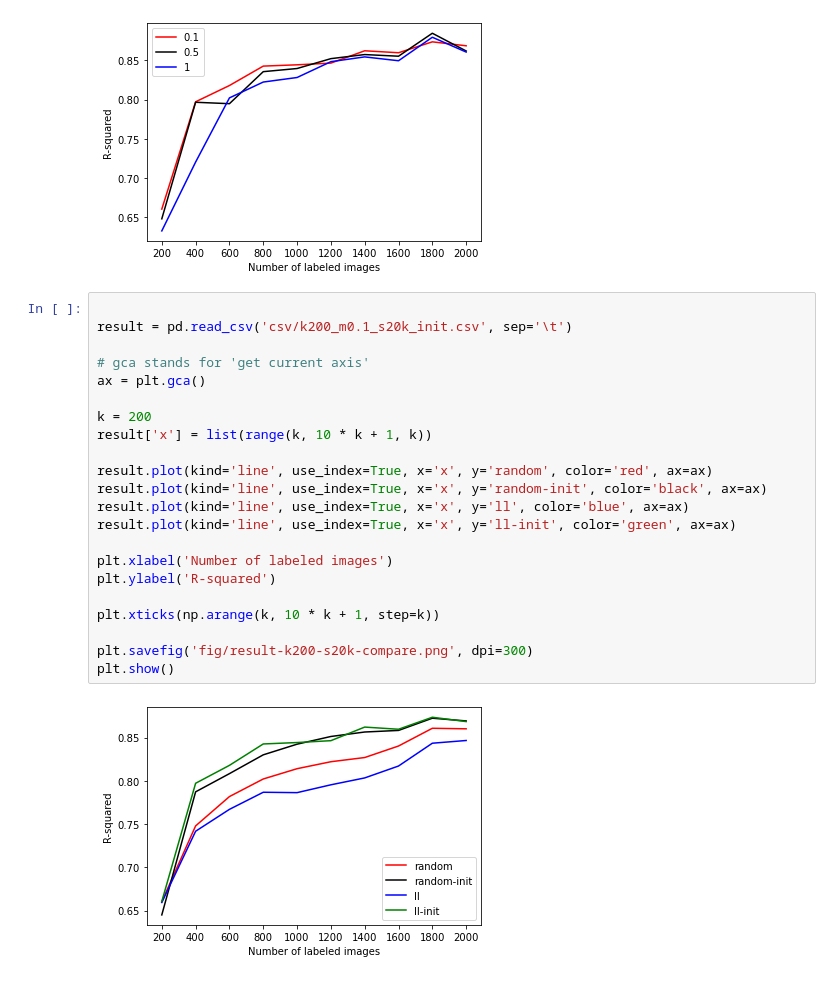
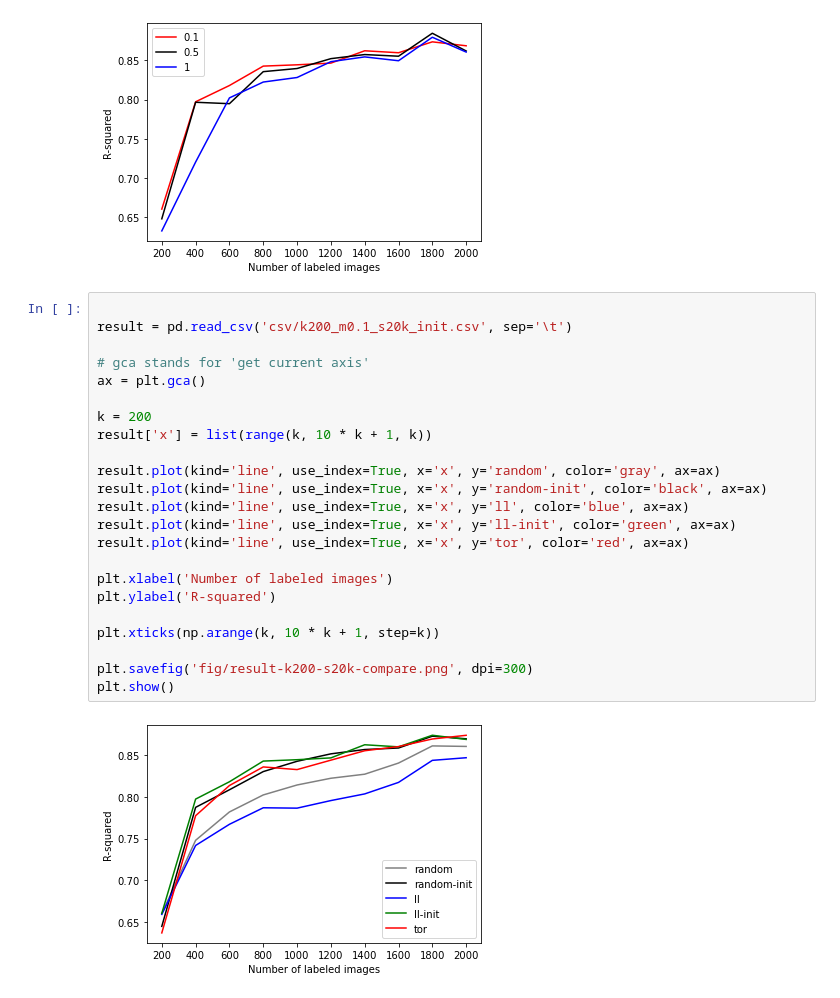
Before and after one commit to wonderit/Learning-Loss-for-Active-Learning, a Jupyter notebook: plot_result.ipynb, the cells around one changed output. Drawn from its saved outputs; the diff is of its cells as text.

```diff
--- a/plot_result.ipynb
+++ b/plot_result.ipynb
@@ -97,24 +97,25 @@ plt.show()
 # %%
 
 result = pd.read_csv('csv/k200_m0.1_s20k_init.csv', sep='\t')
 
 # gca stands for 'get current axis'
 ax = plt.gca()
 
 k = 200
 result['x'] = list(range(k, 10 * k + 1, k))
 
-result.plot(kind='line', use_index=True, x='x', y='random', color='red', ax=ax)
+result.plot(kind='line', use_index=True, x='x', y='random', color='gray', ax=ax)
 result.plot(kind='line', use_index=True, x='x', y='random-init', color='black', ax=ax)
 result.plot(kind='line', use_index=True, x='x', y='ll', color='blue', ax=ax)
 result.plot(kind='line', use_index=True, x='x', y='ll-init', color='green', ax=ax)
+result.plot(kind='line', use_index=True, x='x', y='tor', color='red', ax=ax)
 
 plt.xlabel('Number of labeled images')
 plt.ylabel('R-squared')
 
 plt.xticks(np.arange(k, 10 * k + 1, step=k))
 
 plt.savefig('fig/result-k200-s20k-compare.png', dpi=300)
 plt.show()
 # %% [output]
-[figure, old version]
+[figure, new version]
```
Also changed, not shown: 1 other file.
